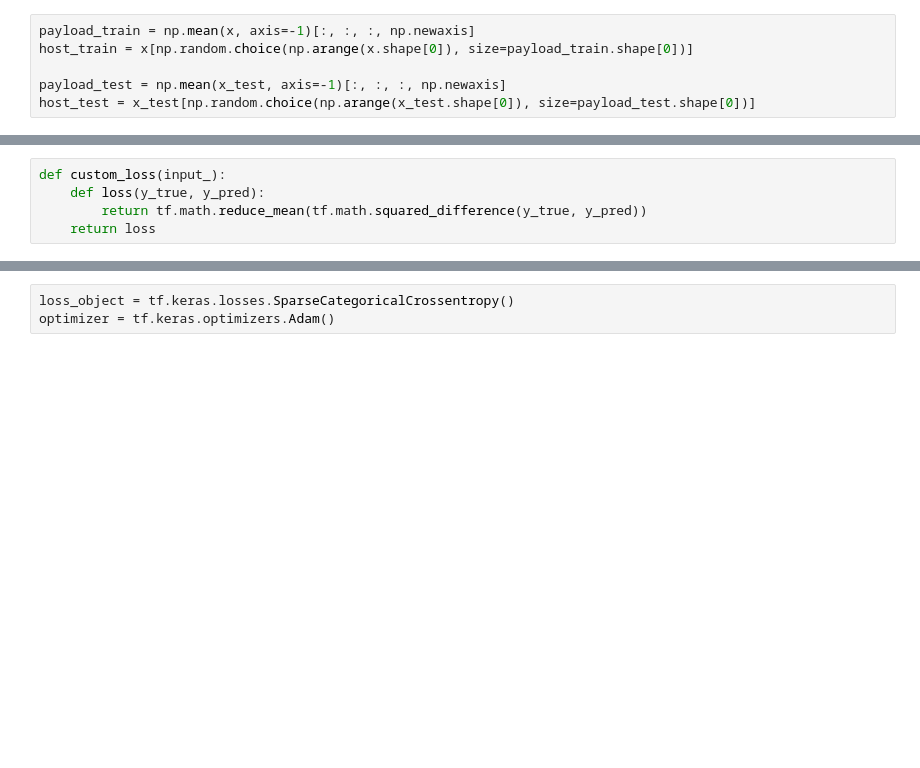
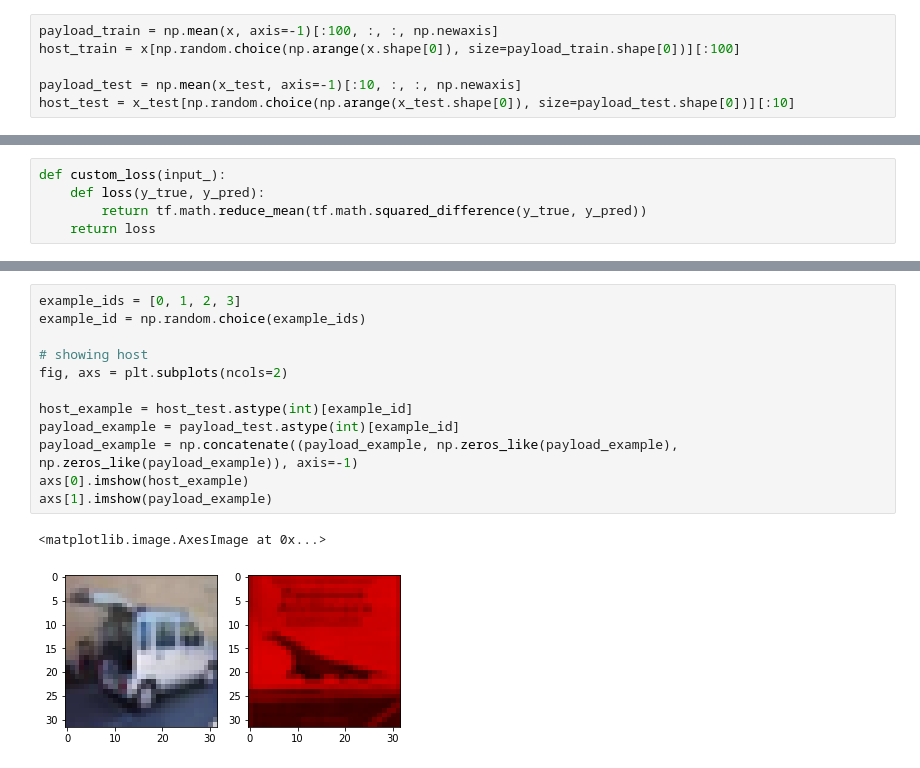
Before and after one commit to saadzia10/Steganography-Deep-Learning, a Jupyter notebook: End-to-end Stegnography-Copy1.ipynb, the cells around one changed output, grey strips where cells are left out. Drawn from its saved outputs; the diff is of its cells as text; blank space fills up the shorter version.

Commit message:
feat(TrainingNotebook): Now have initial training results on small set

```diff
--- a/End-to-end Stegnography-Copy1.ipynb
+++ b/End-to-end Stegnography-Copy1.ipynb
@@ -26,8 +31,8 @@ Downloading data from https://www.cs.toronto.edu/~kriz/cifar-10-python.tar.gz
 x = x.astype(np.float32)
 x_test = x_test.astype(np.float32)
 # %%
-payload_train = np.mean(x, axis=-1)[:, :, :, np.newaxis]
-host_train = x[np.random.choice(np.arange(x.shape[0]), size=payload_train.shape[0])]
+payload_train = np.mean(x, axis=-1)[:100, :, :, np.newaxis]
+host_train = x[np.random.choice(np.arange(x.shape[0]), size=payload_train.shape[0])][:100]
 
-payload_test = np.mean(x_test, axis=-1)[:, :, :, np.newaxis]
-host_test = x_test[np.random.choice(np.arange(x_test.shape[0]), size=payload_test.shape[0])]
+payload_test = np.mean(x_test, axis=-1)[:10, :, :, np.newaxis]
+host_test = x_test[np.random.choice(np.arange(x_test.shape[0]), size=payload_test.shape[0])][:10]
@@ -176,3 +192,15 @@ ValueError: Error when checking model input: the list of Numpy arrays that you a
-# %%
-loss_object = tf.keras.losses.SparseCategoricalCrossentropy()
-optimizer = tf.keras.optimizers.Adam()
+# %%
+example_ids = [0, 1, 2, 3]
+example_id = np.random.choice(example_ids)
+
+# showing host
+fig, axs = plt.subplots(ncols=2)
+
+host_example = host_test.astype(int)[example_id]
+payload_example = payload_test.astype(int)[example_id]
+payload_example = np.concatenate((payload_example, np.zeros_like(payload_example), np.zeros_like(payload_example)), axis=-1)
+axs[0].imshow(host_example)
+axs[1].imshow(payload_example)
+# %% [output]
+<matplotlib.image.AxesImage at 0x...>
+[figure, added]
```
Also changed, not shown: parts of 14 cells of this notebook, 1 other file.
